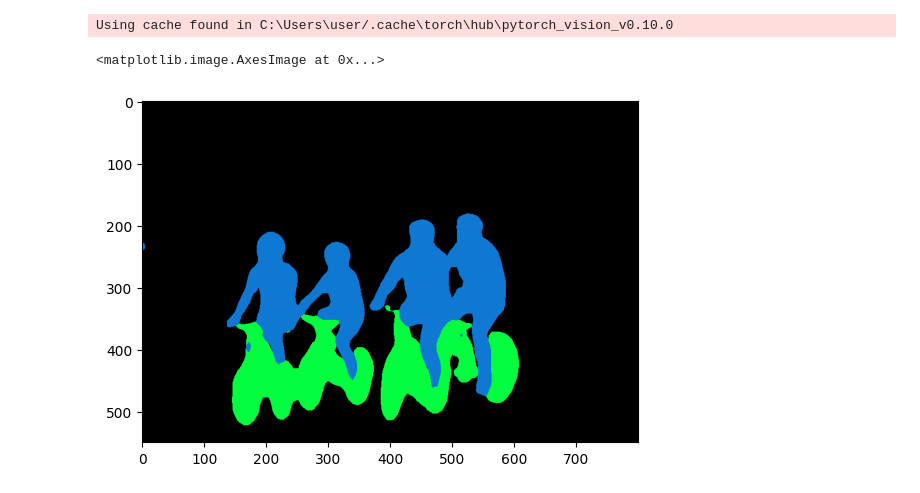
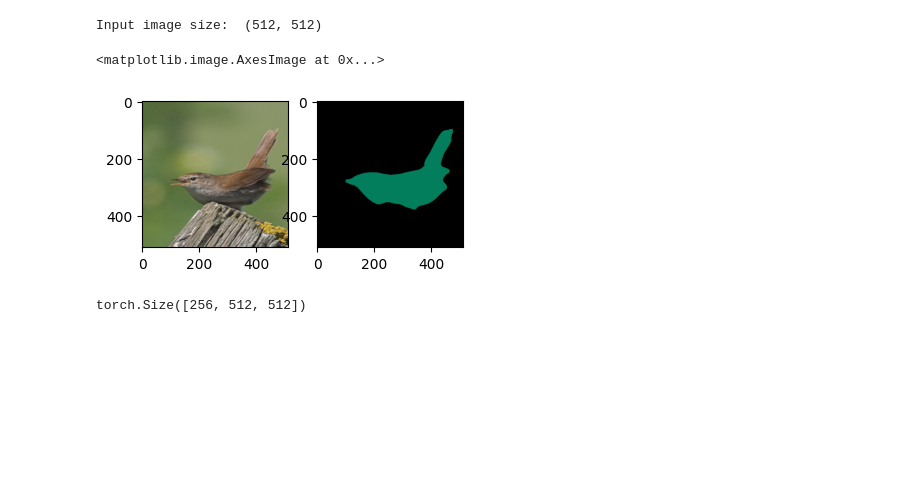
Before and after one commit to kandreou21/segmentation, a Jupyter notebook: DeepLabV3.ipynb, the cells around one changed output. Saved outputs shown, nothing was run; the diff lists cells and outputs as text; code cells hidden in the pictures; blank space fills up the shorter version.

Commit message:
added ASPP layer features extraction and overlay image function

```diff
--- a/DeepLabV3.ipynb
+++ b/DeepLabV3.ipynb
@@ -0,0 +1,20 @@
+# %%
+import torch
+import torchvision
+from torchvision import transforms
+
+model = torchvision.models.segmentation.deeplabv3_resnet101(weights='DeepLabV3_ResNet101_Weights.DEFAULT')
+# or any of these variants
+# model = torch.hub.load('pytorch/vision:v0.10.0', 'deeplabv3_resnet101', weights='DeepLabV3_ResNet101_Weights.DEFAULT')
+# model = torch.hub.load('pytorch/vision:v0.10.0', 'deeplabv3_mobilenet_v3_large', weights='DeepLabV3_ResNet101_Weights.DEFAULT')
+model.eval() #sets model in evaluation mode
+
+filename = "testset/bird.png"
+
+from PIL import Image
+input_image = Image.open(filename)
+#input_image = input_image.resize([512, 512]) # maybe needed for large images
+input_image = input_image.convert("RGB")
+print('Input image size: ', input_image.size)
+# %% [output]
+Input image size:  (512, 512)
@@ -1,46 +40,35 @@
 # %%
-import torch
-model = torch.hub.load('pytorch/vision:v0.10.0', 'deeplabv3_resnet101', pretrained=True)
-# or any of these variants
-# model = torch.hub.load('pytorch/vision:v0.10.0', 'deeplabv3_resnet101', pretrained=True)
-# model = torch.hub.load('pytorch/vision:v0.10.0', 'deeplabv3_mobilenet_v3_large', pretrained=True)
-model.eval()
-
-filename = "testset/bike-family.jpg"
-
-from PIL import Image
-from torchvision import transforms
-input_image = Image.open(filename)
-input_image = input_image.convert("RGB")
-preprocess = transforms.Compose([
-    transforms.ToTensor(),
-    transforms.Normalize(mean=[0.485, 0.456, 0.406], std=[0.229, 0.224, 0.225]),
-])
-
-input_tensor = preprocess(input_image)
-input_batch = input_tensor.unsqueeze(0) # create a mini-batch as expected by the model
-
-# move the input and model to GPU for speed if available
-if torch.cuda.is_available():
-    input_batch = input_batch.to('cuda')
-    model.to('cuda')
-
-with torch.no_grad():
-    output = model(input_batch)['out'][0]
-output_predictions = output.argmax(0)
 # create a color pallette, selecting a color for each class
 palette = torch.tensor([2 ** 25 - 1, 2 ** 15 - 1, 2 ** 21 - 1])
 colors = torch.as_tensor([i for i in range(21)])[:, None] * palette
 colors = (colors % 255).numpy().astype("uint8")
 
 # plot the semantic segmentation predictions of 21 classes in each color
 r = Image.fromarray(output_predictions.byte().cpu().numpy()).resize(input_image.size)
 r.putpalette(colors)
 
 import matplotlib.pyplot as plt
+plt.subplot(1, 3, 1)
+plt.imshow(input_image)
+plt.subplot(1, 3, 2)
 plt.imshow(r)
-# plt.show()
 # %% [output]
-Using cache found in C:\Users\user/.cache\torch\hub\pytorch_vision_v0.10.0
+<matplotlib.image.AxesImage at 0x...>
-<matplotlib.image.AxesImage at 0x...>
-[figure, old version]
+[figure, new version]
+# %%
+'''
+aspp_layer = model.classifier[4]
+display(aspp_layer)
+aspp_features = aspp_layer.weight.data.numpy()
+display(aspp_features.shape)
+'''
+# retrieving aspp layer features
+aspp = torchvision.models.segmentation.deeplabv3.ASPP(in_channels=3, atrous_rates=[6, 12, 18])
+aspp.eval()
+
+aspp_features = aspp.forward(input_batch)
+#display(aspp_features)
+aspp_features = aspp_features.squeeze(0)
+display(aspp_features.shape)
+# %% [output]
+torch.Size([256, 512, 512])
```
Also changed, not shown: parts of 3 cells of this notebook, 3 other files.
